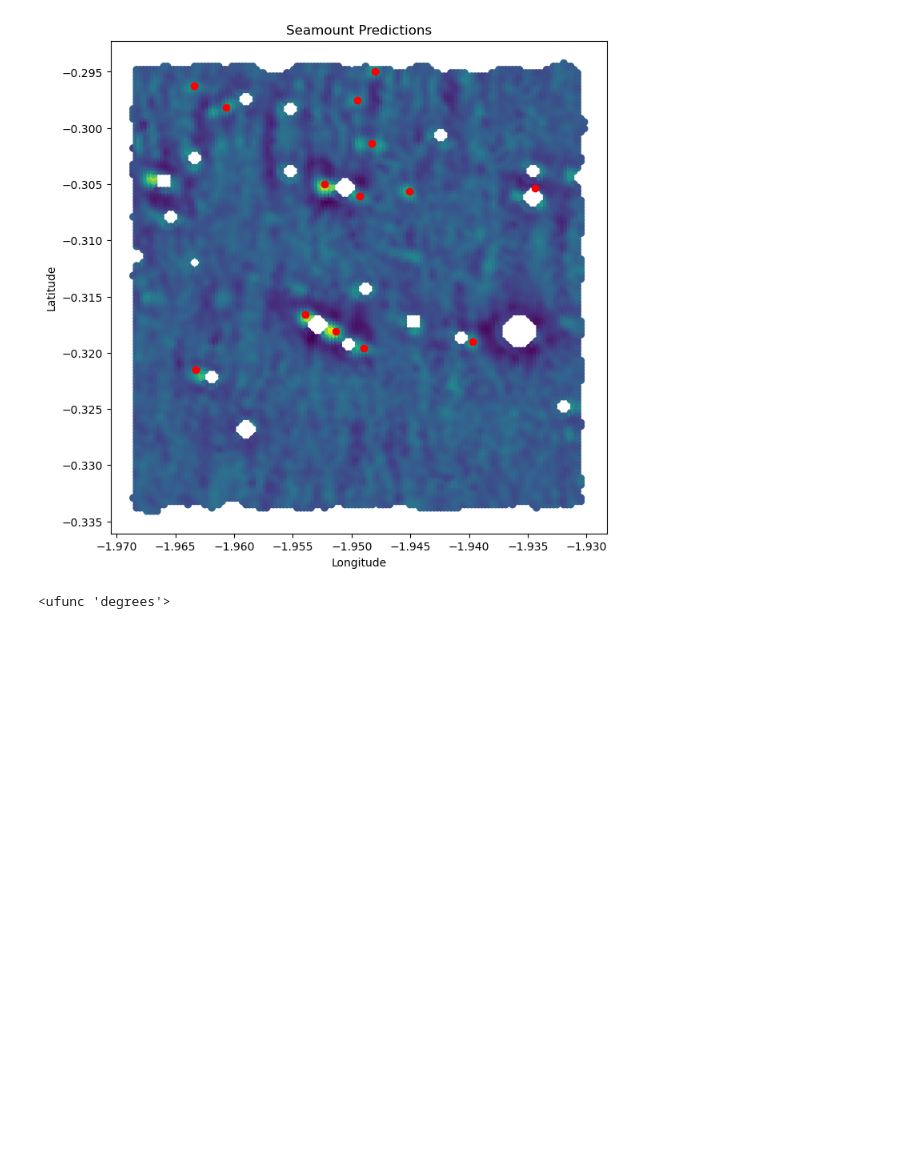
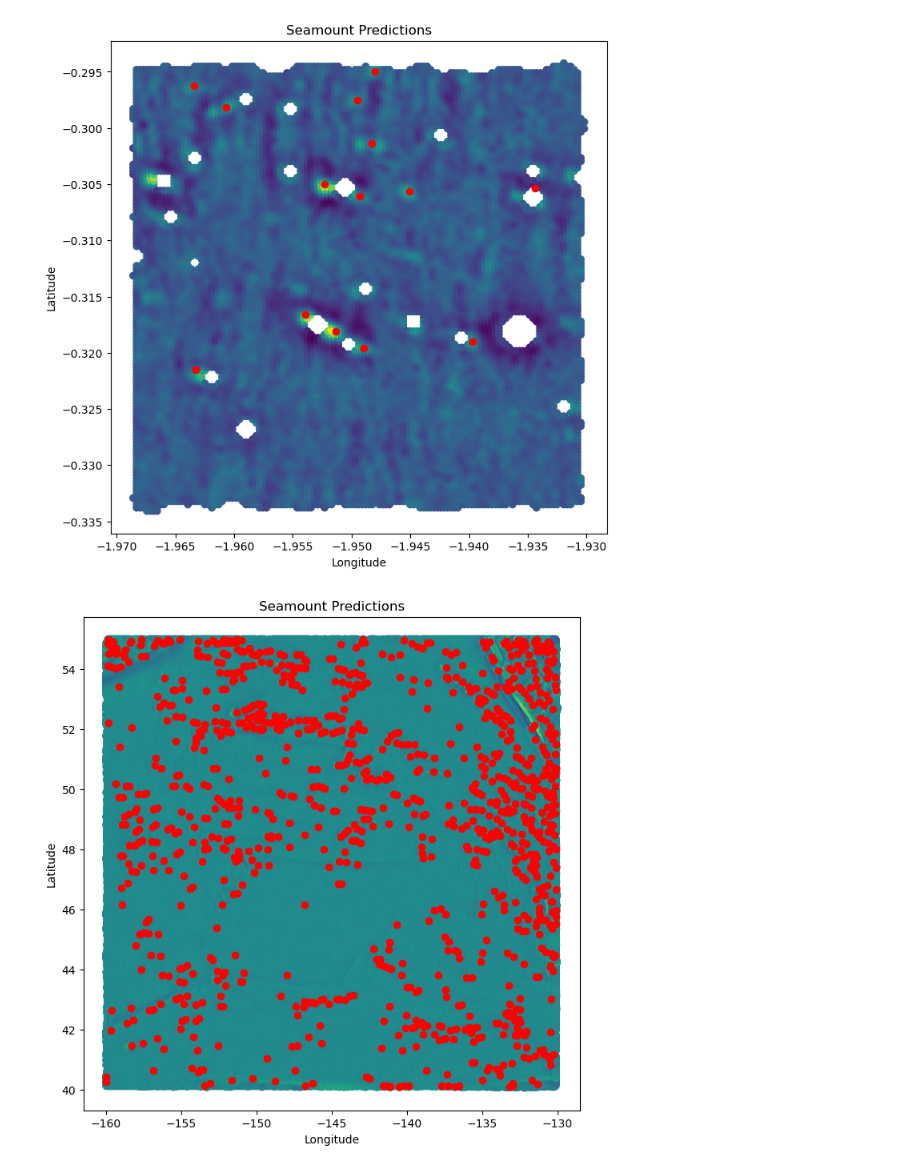
Before and after one commit to mawks12/seamount_picking, a Jupyter notebook: code/find_small_mounts.ipynb, the cells around one changed output. Saved outputs shown, nothing was run; the diff lists cells and outputs as text; code cells hidden in the pictures; blank space fills up the shorter version.

Commit message:
made notebook for global seamount detection

```diff
--- a/code/find_small_mounts.ipynb
+++ b/code/find_small_mounts.ipynb
@@ -94,4 +93,19 @@ for i, row in centers.iterrows():
-# %%
-np.degrees
-# %% [output]
-<ufunc 'degrees'>
+# %%
+predictions = pd.read_csv('out/predictions.csv')
+# %%
+import matplotlib.pyplot as plt
+
+centers = predictions.groupby('cluster').mean()
+centers['size'] = predictions.groupby('cluster').size()
+centers = centers.drop([0, -1])
+centers = centers[['lon', 'lat', 'size']]
+
+fig, ax = plt.subplots(figsize=(8, 8))
+ax.scatter(predictions['lon'], predictions['lat'], c=predictions['z'], cmap='viridis')
+ax.scatter(centers['lon'], centers['lat'], c='red')
+ax.set_xlabel('Longitude')
+ax.set_ylabel('Latitude')
+ax.set_title('Seamount Predictions')
+plt.show()
+# %% [output]
+[figure, added]
```
Also changed, not shown: parts of 3 cells of this notebook, 3 other files.
